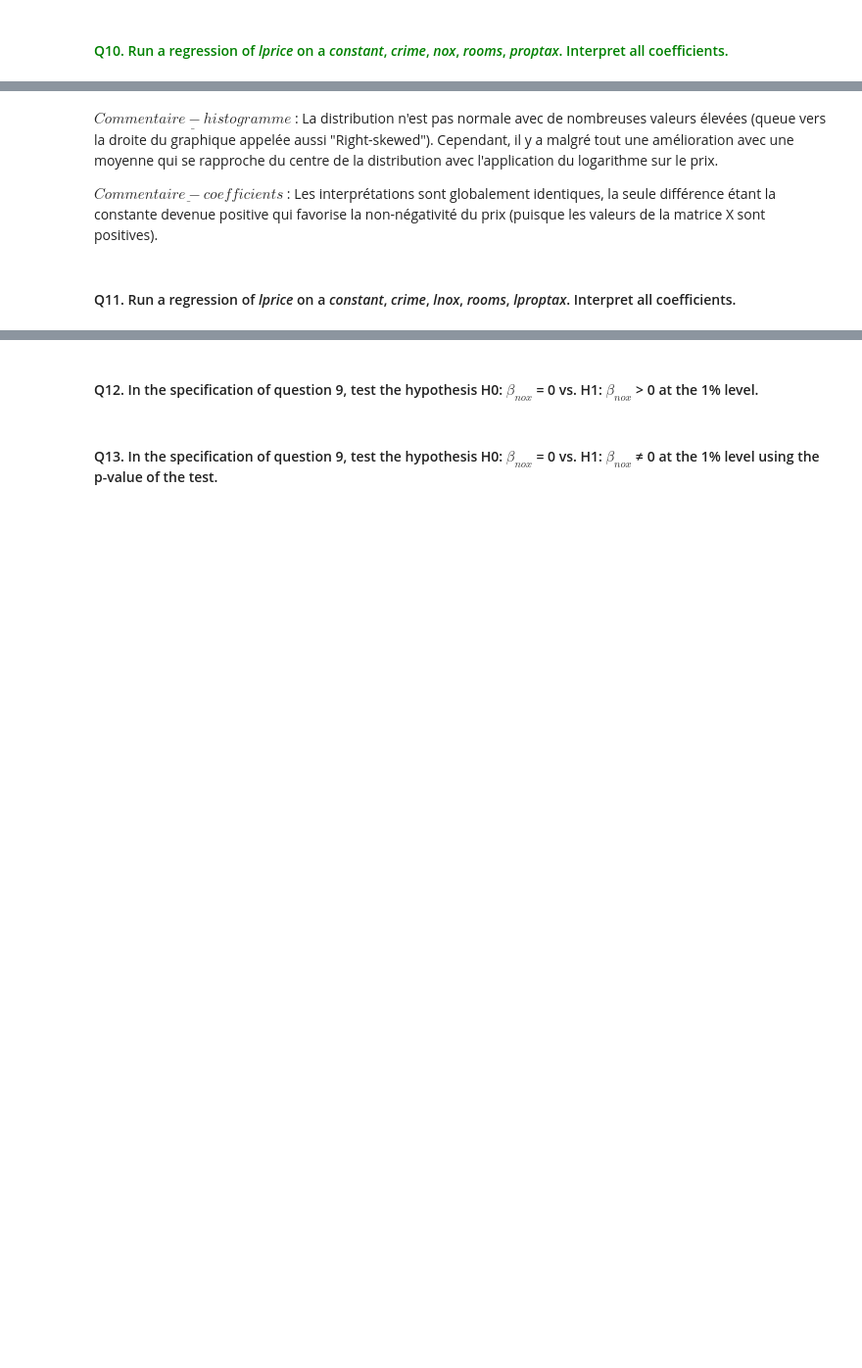
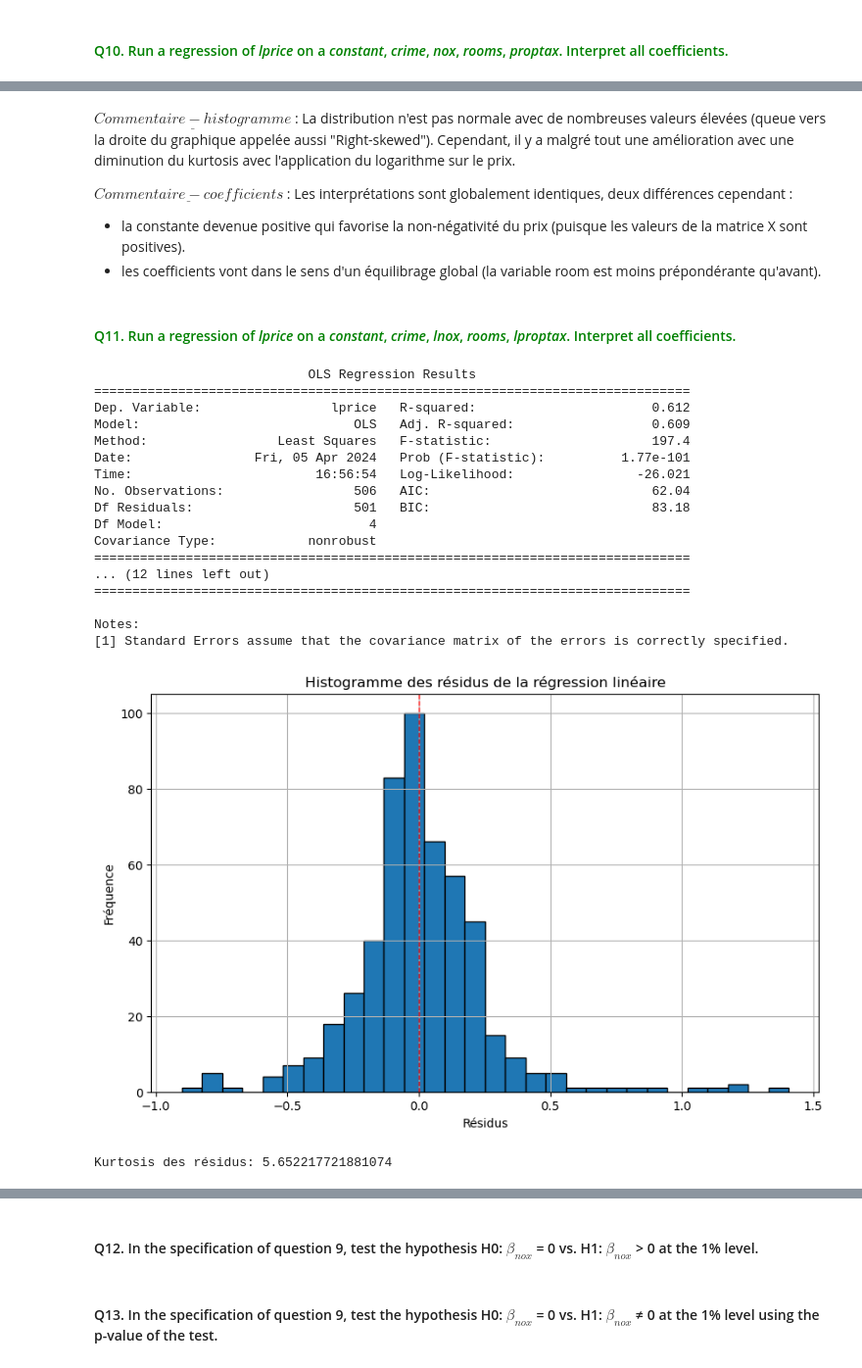
Before and after one commit to pralban/Econometrics, a Jupyter notebook: econometrics_notebook.ipynb, the cells around one changed output, grey strips where cells are left out. Shown at 98% size. Drawn from its saved outputs; the diff is of its cells as text; code cells hidden in the pictures; blank space fills up the shorter version.

```diff
--- a/econometrics_notebook.ipynb
+++ b/econometrics_notebook.ipynb
@@ -303,7 +312,60 @@ Notes:
 # %% [markdown]
- $\underline{Commentaire-histogramme}$ : La distribution n'est pas normale avec de nombreuses valeurs élevées (queue vers la droite du graphique appelée aussi "Right-skewed"). Cependant, il y a malgré tout une amélioration avec une moyenne qui se rapproche du centre de la distribution avec l'application du logarithme sur le prix.
+ $\underline{Commentaire-histogramme}$ : La distribution n'est pas normale avec de nombreuses valeurs élevées (queue vers la droite du graphique appelée aussi "Right-skewed"). Cependant, il y a malgré tout une amélioration avec une diminution du kurtosis avec l'application du logarithme sur le prix.
 
  $\underline{Commentaire-coefficients}$ :
-Les interprétations sont globalement identiques, la seule différence étant la constante devenue positive qui favorise la non-négativité du prix (puisque les valeurs de la matrice X sont positives).
+Les interprétations sont globalement identiques, deux différences cependant :
+- la constante devenue positive qui favorise la non-négativité du prix (puisque les valeurs de la matrice X sont positives).
+- les coefficients vont dans le sens d'un équilibrage global (la variable room est moins prépondérante qu'avant).
 # %% [markdown]
-#### Q11. Run a regression of <i>lprice</i> on a <i>constant</i>, <i>crime</i>, <i>lnox</i>, <i>rooms</i>, <i>lproptax</i>. Interpret all coefficients.
+#### <span style="color:green"> Q11. Run a regression of <i>lprice</i> on a <i>constant</i>, <i>crime</i>, <i>lnox</i>, <i>rooms</i>, <i>lproptax</i>. Interpret all coefficients.</span>
+# %%
+# Régression linéaire de lprice en fonction d'une constante, de crime, lnox, rooms et lproptax
+
+# Définition des variables explicatives et de la variable à expliquer
+X = df[['crime', 'lnox', 'rooms', 'lproptax']]
+X = sm.add_constant(X)
+y = df['lprice']
+
+# Régression linéaire
+model = sm.OLS(y, X).fit()
+
+# Affichage des résultats
+print(model.summary())
+
+# Histogramme des résidus
+plt.figure(figsize=(10, 6))
+plt.hist(model.resid, bins=30, edgecolor='black')
+plt.title('Histogramme des résidus de la régression linéaire')
+plt.xlabel('Résidus')
+plt.ylabel('Fréquence')
+plt.grid(True)
+
+# Ajout de la moyenne
+mean_residual = np.mean(model.resid)
+plt.axvline(mean_residual, color='red', linestyle='dashed', linewidth=1)
+
+plt.show()
+
+# Calcul du kurtosis des résidus
+kurtosis = model.resid.kurtosis()
+print(f'Kurtosis des résidus: {kurtosis}')
+# %% [output]
+                            OLS Regression Results
+==============================================================================
+Dep. Variable:                 lprice   R-squared:                       0.612
+Model:                            OLS   Adj. R-squared:                  0.609
+Method:                 Least Squares   F-statistic:                     197.4
+Date:                Fri, 05 Apr 2024   Prob (F-statistic):          1.77e-101
+Time:                        16:56:54   Log-Likelihood:                -26.021
+No. Observations:                 506   AIC:                             62.04
+Df Residuals:                     501   BIC:                             83.18
+Df Model:                           4
+Covariance Type:            nonrobust
+==============================================================================
+... (12 lines left out)
+==============================================================================
+
+Notes:
+[1] Standard Errors assume that the covariance matrix of the errors is correctly specified.
+[figure, added]
+Kurtosis des résidus: 5.652217721881074
```
Also changed, not shown: parts of 5 cells of this notebook.
